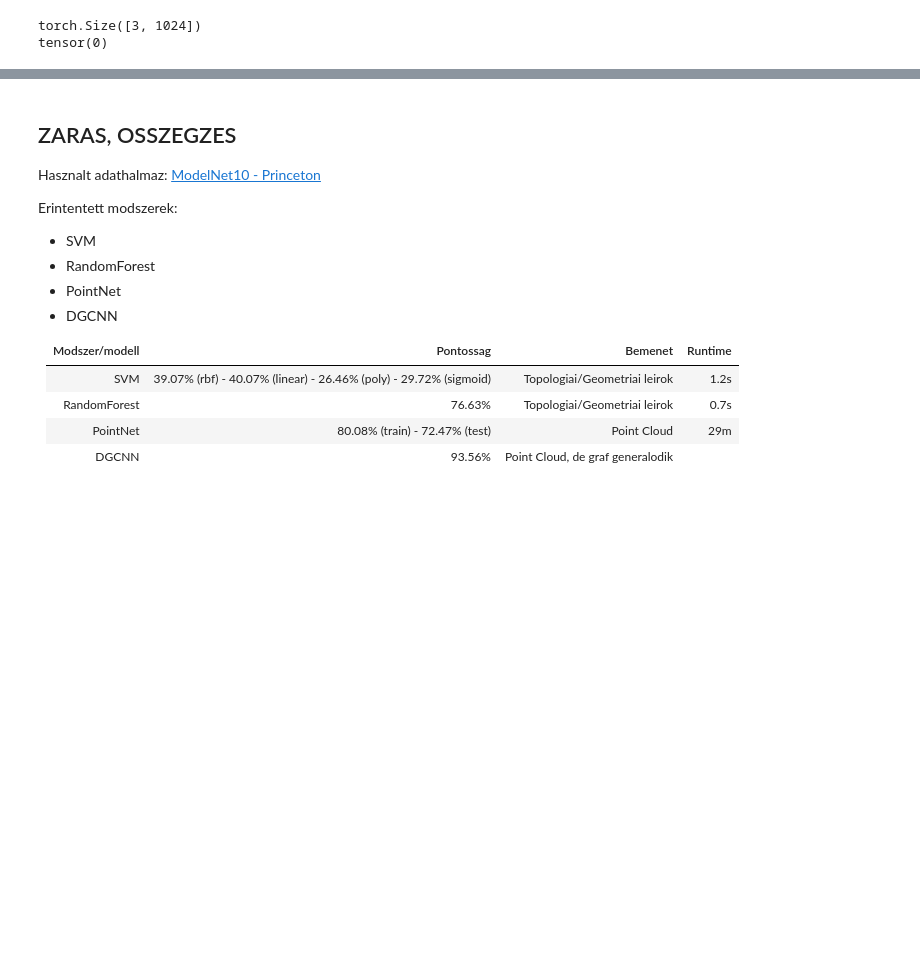
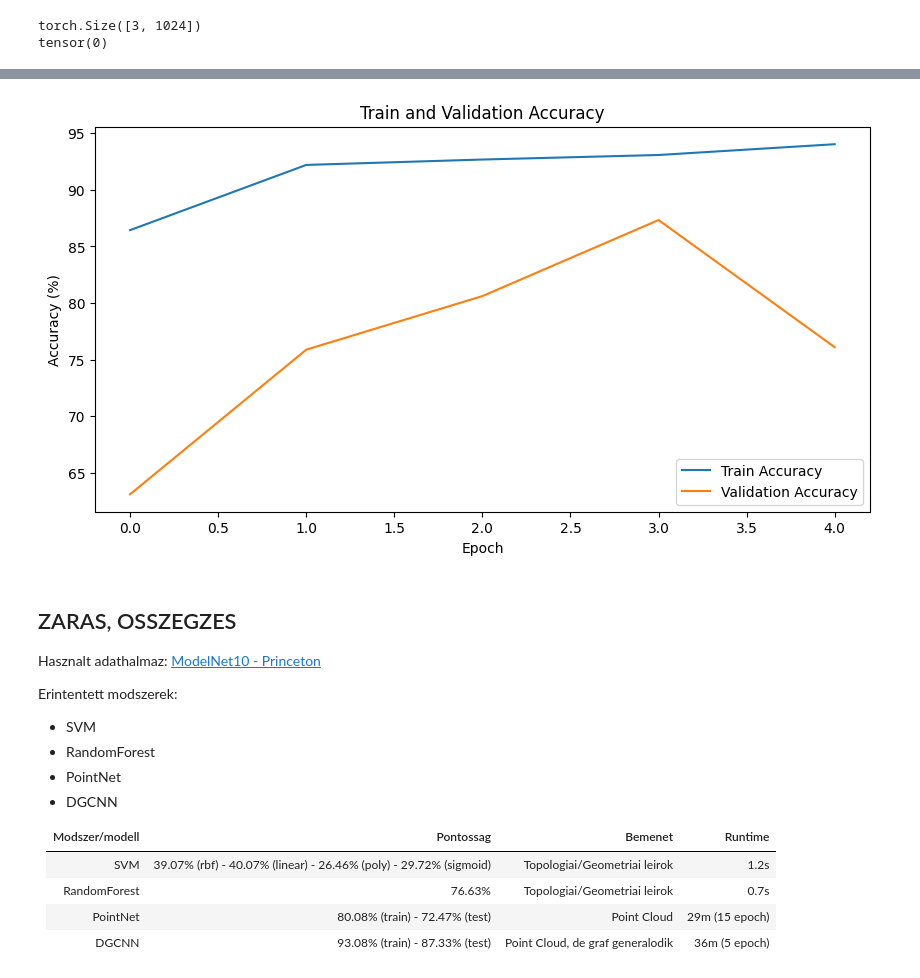
Before and after one commit to danebencedavid/projects, a Jupyter notebook: projekt.ipynb, the cells around one changed output, grey strips where cells are left out. Saved outputs shown, nothing was run; the diff lists cells and outputs as text; code cells hidden in the pictures; blank space fills up the shorter version.

```diff
--- a/projekt.ipynb
+++ b/projekt.ipynb
@@ -595,3 +648,14 @@ Epoch 20, Loss: 0.1892, Accuracy: 93.76%
+# %%
+plt.figure(figsize=(10, 5))
+plt.plot(train_accuracies, label='Train Accuracy')
+plt.plot(val_accuracies, label='Validation Accuracy')
+plt.xlabel('Epoch')
+plt.ylabel('Accuracy (%)')
+plt.title('Train and Validation Accuracy')
+plt.legend()
+plt.show()
+# %% [output]
+[figure, added]
 # %%
 torch.save(model.state_dict(), "dgcnn_model_weights.pth")
 # %% [markdown]
@@ -608,5 +672,5 @@ Erintentett modszerek:
 |----------------|-----------|----------------------------------|--------|
 | SVM            |     39.07% (rbf) - 40.07% (linear) - 26.46% (poly) - 29.72% (sigmoid)       | Topologiai/Geometriai leirok     |1.2s|
 | RandomForest   |     76.63%      | Topologiai/Geometriai leirok     |0.7s|
-| PointNet       |     80.08% (train) - 72.47% (test)      | Point Cloud                      | 29m|
-| DGCNN          |     93.56%| Point Cloud, de graf generalodik |
+| PointNet       |     80.08% (train) - 72.47% (test)      | Point Cloud                      | 29m (15 epoch)|
+| DGCNN          |     93.08% (train) - 87.33% (test)| Point Cloud, de graf generalodik | 36m (5 epoch)
```
Also changed, not shown: parts of 4 cells of this notebook.
